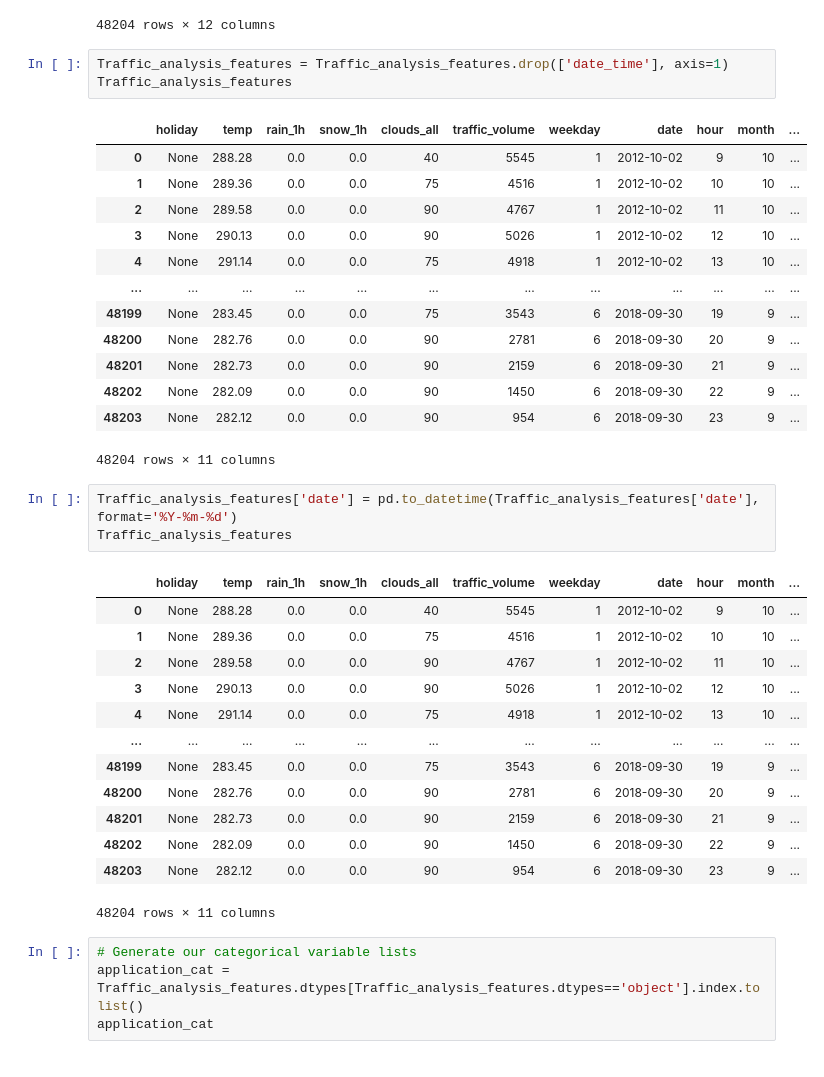
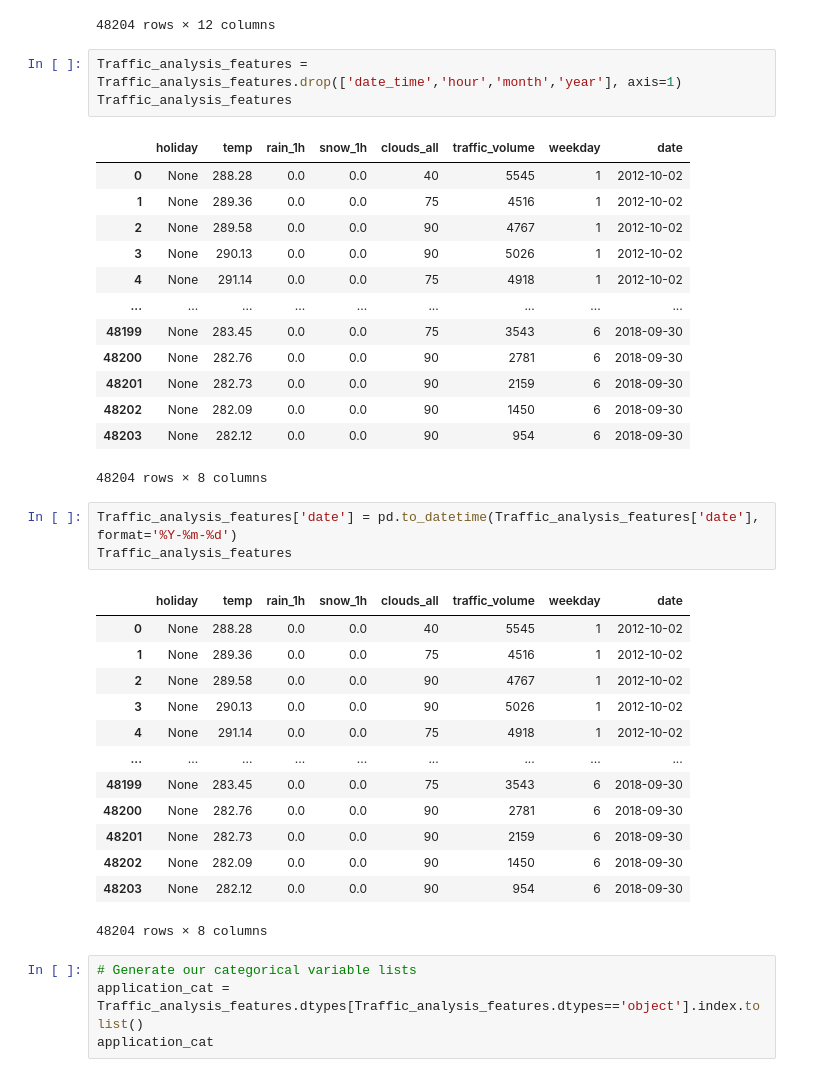
Before and after one commit to mhertel278/Data_Bootcamp_Capstone_Project, a Jupyter notebook: Vandivort_segment1_machine_learning.ipynb, the cells around one changed output. Saved outputs shown, nothing was run; the diff lists cells and outputs as text.

```diff
--- a/Vandivort_segment1_machine_learning.ipynb
+++ b/Vandivort_segment1_machine_learning.ipynb
@@ -140,39 +143,39 @@ Traffic_analysis_features
 | 48203 | None | 282.12 | 0.0 | 0.0 | 90 | 2018-09-30 23:00:00 | 954 | 6 | 2018-09-30 | 23 | ... |
 48204 rows × 12 columns
 # %%
-Traffic_analysis_features = Traffic_analysis_features.drop(['date_time'], axis=1)
+Traffic_analysis_features = Traffic_analysis_features.drop(['date_time','hour','month','year'], axis=1)
 Traffic_analysis_features
 # %% [output]
-|  | holiday | temp | rain_1h | snow_1h | clouds_all | traffic_volume | weekday | date | hour | month | ... |
-| 0 | None | 288.28 | 0.0 | 0.0 | 40 | 5545 | 1 | 2012-10-02 | 9 | 10 | ... |
-| 1 | None | 289.36 | 0.0 | 0.0 | 75 | 4516 | 1 | 2012-10-02 | 10 | 10 | ... |
-| 2 | None | 289.58 | 0.0 | 0.0 | 90 | 4767 | 1 | 2012-10-02 | 11 | 10 | ... |
-| 3 | None | 290.13 | 0.0 | 0.0 | 90 | 5026 | 1 | 2012-10-02 | 12 | 10 | ... |
-| 4 | None | 291.14 | 0.0 | 0.0 | 75 | 4918 | 1 | 2012-10-02 | 13 | 10 | ... |
-| ... | ... | ... | ... | ... | ... | ... | ... | ... | ... | ... | ... |
-| 48199 | None | 283.45 | 0.0 | 0.0 | 75 | 3543 | 6 | 2018-09-30 | 19 | 9 | ... |
-| 48200 | None | 282.76 | 0.0 | 0.0 | 90 | 2781 | 6 | 2018-09-30 | 20 | 9 | ... |
-| 48201 | None | 282.73 | 0.0 | 0.0 | 90 | 2159 | 6 | 2018-09-30 | 21 | 9 | ... |
-| 48202 | None | 282.09 | 0.0 | 0.0 | 90 | 1450 | 6 | 2018-09-30 | 22 | 9 | ... |
-| 48203 | None | 282.12 | 0.0 | 0.0 | 90 | 954 | 6 | 2018-09-30 | 23 | 9 | ... |
+|  | holiday | temp | rain_1h | snow_1h | clouds_all | traffic_volume | weekday | date |
+| 0 | None | 288.28 | 0.0 | 0.0 | 40 | 5545 | 1 | 2012-10-02 |
+| 1 | None | 289.36 | 0.0 | 0.0 | 75 | 4516 | 1 | 2012-10-02 |
+| 2 | None | 289.58 | 0.0 | 0.0 | 90 | 4767 | 1 | 2012-10-02 |
+| 3 | None | 290.13 | 0.0 | 0.0 | 90 | 5026 | 1 | 2012-10-02 |
+| 4 | None | 291.14 | 0.0 | 0.0 | 75 | 4918 | 1 | 2012-10-02 |
+| ... | ... | ... | ... | ... | ... | ... | ... | ... |
+| 48199 | None | 283.45 | 0.0 | 0.0 | 75 | 3543 | 6 | 2018-09-30 |
+| 48200 | None | 282.76 | 0.0 | 0.0 | 90 | 2781 | 6 | 2018-09-30 |
+| 48201 | None | 282.73 | 0.0 | 0.0 | 90 | 2159 | 6 | 2018-09-30 |
+| 48202 | None | 282.09 | 0.0 | 0.0 | 90 | 1450 | 6 | 2018-09-30 |
+| 48203 | None | 282.12 | 0.0 | 0.0 | 90 | 954 | 6 | 2018-09-30 |
-48204 rows × 11 columns
+48204 rows × 8 columns
 # %%
 Traffic_analysis_features['date'] = pd.to_datetime(Traffic_analysis_features['date'], format='%Y-%m-%d')
 Traffic_analysis_features
 # %% [output]
-|  | holiday | temp | rain_1h | snow_1h | clouds_all | traffic_volume | weekday | date | hour | month | ... |
-| 0 | None | 288.28 | 0.0 | 0.0 | 40 | 5545 | 1 | 2012-10-02 | 9 | 10 | ... |
-| 1 | None | 289.36 | 0.0 | 0.0 | 75 | 4516 | 1 | 2012-10-02 | 10 | 10 | ... |
-| 2 | None | 289.58 | 0.0 | 0.0 | 90 | 4767 | 1 | 2012-10-02 | 11 | 10 | ... |
-| 3 | None | 290.13 | 0.0 | 0.0 | 90 | 5026 | 1 | 2012-10-02 | 12 | 10 | ... |
-| 4 | None | 291.14 | 0.0 | 0.0 | 75 | 4918 | 1 | 2012-10-02 | 13 | 10 | ... |
-| ... | ... | ... | ... | ... | ... | ... | ... | ... | ... | ... | ... |
-| 48199 | None | 283.45 | 0.0 | 0.0 | 75 | 3543 | 6 | 2018-09-30 | 19 | 9 | ... |
-| 48200 | None | 282.76 | 0.0 | 0.0 | 90 | 2781 | 6 | 2018-09-30 | 20 | 9 | ... |
-| 48201 | None | 282.73 | 0.0 | 0.0 | 90 | 2159 | 6 | 2018-09-30 | 21 | 9 | ... |
-| 48202 | None | 282.09 | 0.0 | 0.0 | 90 | 1450 | 6 | 2018-09-30 | 22 | 9 | ... |
-| 48203 | None | 282.12 | 0.0 | 0.0 | 90 | 954 | 6 | 2018-09-30 | 23 | 9 | ... |
+|  | holiday | temp | rain_1h | snow_1h | clouds_all | traffic_volume | weekday | date |
+| 0 | None | 288.28 | 0.0 | 0.0 | 40 | 5545 | 1 | 2012-10-02 |
+| 1 | None | 289.36 | 0.0 | 0.0 | 75 | 4516 | 1 | 2012-10-02 |
+| 2 | None | 289.58 | 0.0 | 0.0 | 90 | 4767 | 1 | 2012-10-02 |
+| 3 | None | 290.13 | 0.0 | 0.0 | 90 | 5026 | 1 | 2012-10-02 |
+| 4 | None | 291.14 | 0.0 | 0.0 | 75 | 4918 | 1 | 2012-10-02 |
+| ... | ... | ... | ... | ... | ... | ... | ... | ... |
+| 48199 | None | 283.45 | 0.0 | 0.0 | 75 | 3543 | 6 | 2018-09-30 |
+| 48200 | None | 282.76 | 0.0 | 0.0 | 90 | 2781 | 6 | 2018-09-30 |
+| 48201 | None | 282.73 | 0.0 | 0.0 | 90 | 2159 | 6 | 2018-09-30 |
+| 48202 | None | 282.09 | 0.0 | 0.0 | 90 | 1450 | 6 | 2018-09-30 |
+| 48203 | None | 282.12 | 0.0 | 0.0 | 90 | 954 | 6 | 2018-09-30 |
-48204 rows × 11 columns
+48204 rows × 8 columns
 # %%
 # Generate our categorical variable lists
 application_cat = Traffic_analysis_features.dtypes[Traffic_analysis_features.dtypes=='object'].index.tolist()
```
Also changed, not shown: parts of 17 cells of this notebook.
